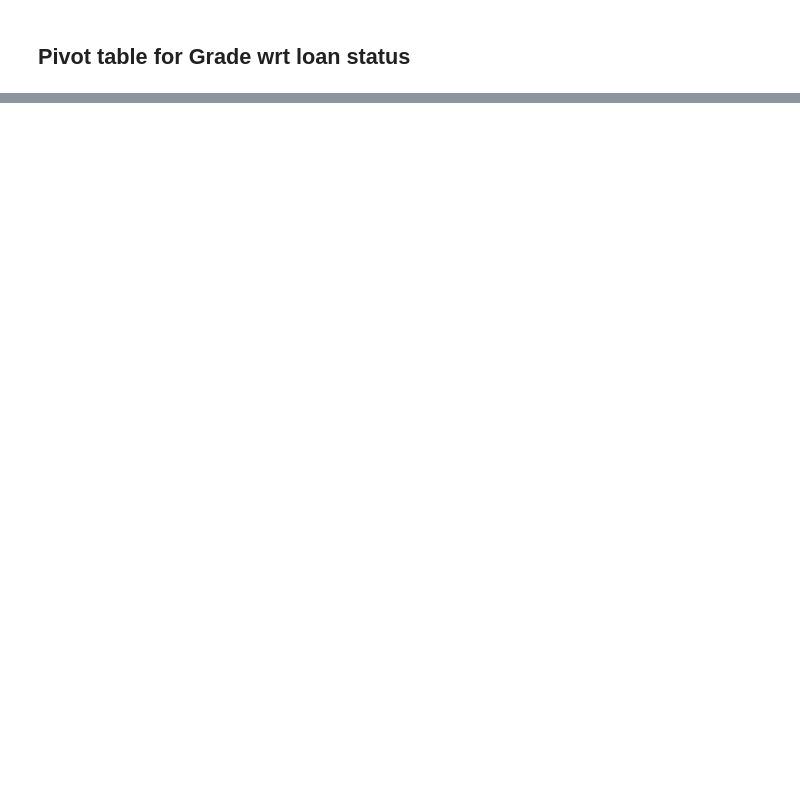
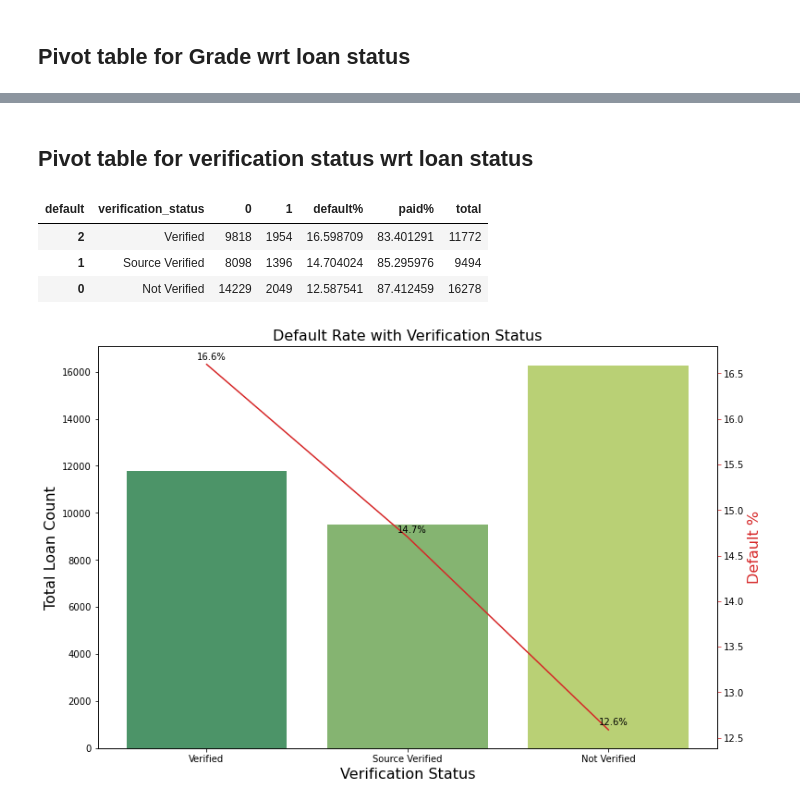
Before and after one commit to spsingh559/lending_case_study, a Jupyter notebook: notebook/Master.ipynb, the cells around one changed output, grey strips where cells are left out. Drawn from its saved outputs; the diff is of its cells as text; code cells hidden in the pictures; blank space fills up the shorter version.

```diff
--- a/notebook/Master.ipynb
+++ b/notebook/Master.ipynb
@@ -228,0 +240,15 @@ paid_grade_pvttable.plot.bar()
+# %% [markdown]
+## Pivot table for verification status wrt loan status
+# %%
+#pivot table for default_loan wrt term
+verification_status_pvttable=create_pivot_table(df,["verification_status"],"id", ["default"],'count')
+verification_status_pvttable
+# %% [output]
+| default | verification_status | 0 | 1 | default% | paid% | total |
+| 2 | Verified | 9818 | 1954 | 16.598709 | 83.401291 | 11772 |
+| 1 | Source Verified | 8098 | 1396 | 14.704024 | 85.295976 | 9494 |
+| 0 | Not Verified | 14229 | 2049 | 12.587541 | 87.412459 | 16278 |
+# %%
+comboplot_bar(verification_status_pvttable,'verification_status','default%',"Verification Status","Total Loan Count","Default Rate with Verification Status")
+# %% [output]
+[figure, added]
```
Also changed, not shown: parts of 81 cells of this notebook, 1 other file.
